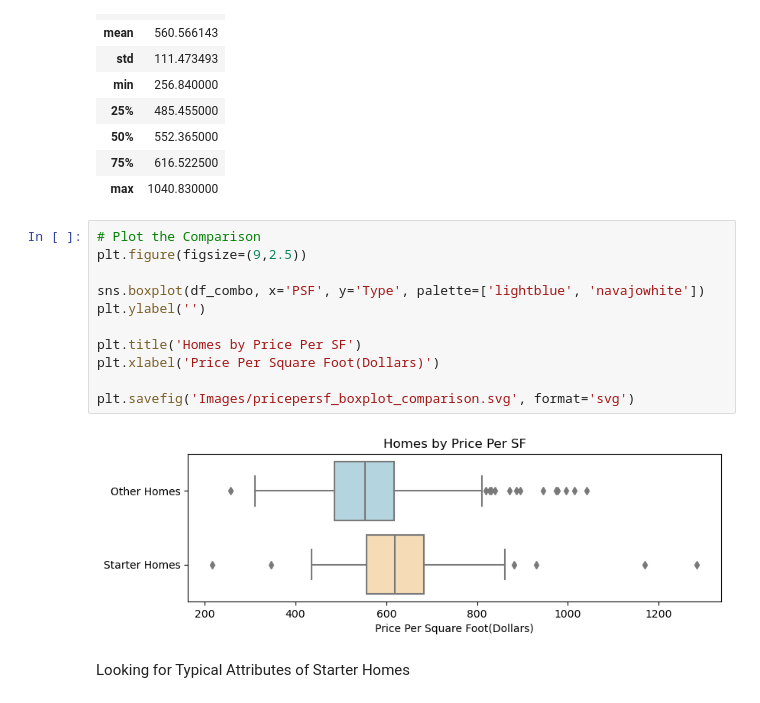
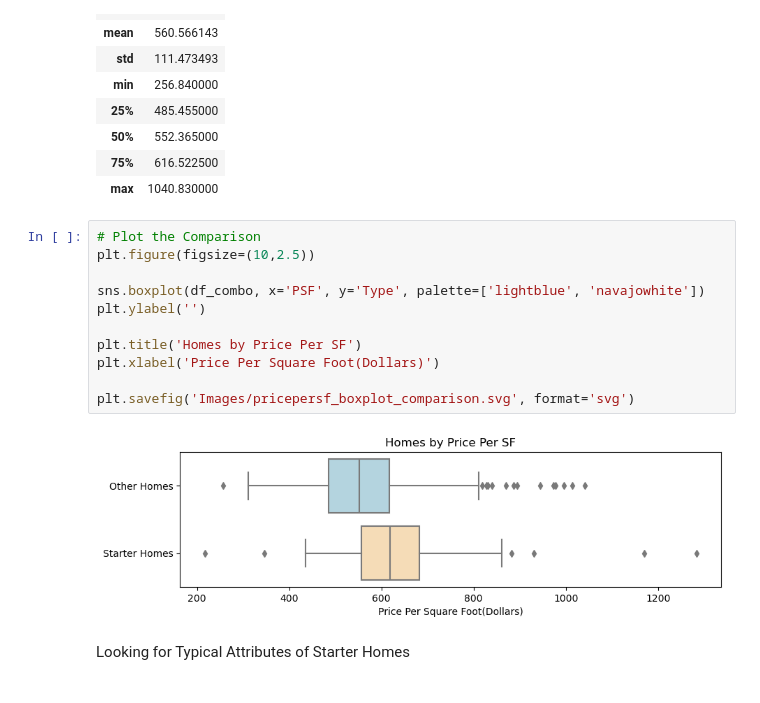
Before and after one commit to StarkArk/Local_Real_Estate_Analysis, a Jupyter notebook: real_estate_eda.ipynb, the cells around one changed output. Saved outputs shown, nothing was run; the diff lists cells and outputs as text.

```diff
--- a/real_estate_eda.ipynb
+++ b/real_estate_eda.ipynb
@@ -298,17 +298,17 @@ df_other.describe()
 | max | 1040.830000 |
 # %%
 # Plot the Comparison
-plt.figure(figsize=(9,2.5))
+plt.figure(figsize=(10,2.5))
 
 sns.boxplot(df_combo, x='PSF', y='Type', palette=['lightblue', 'navajowhite'])
 plt.ylabel('')
 
 plt.title('Homes by Price Per SF')
 plt.xlabel('Price Per Square Foot(Dollars)')
 
 plt.savefig('Images/pricepersf_boxplot_comparison.svg', format='svg')
 # %% [output]
-[figure, old version]
+[figure, new version]
 # %% [markdown]
 Looking for Typical Attributes of Starter Homes
 # %% [markdown]
```
Also changed, not shown: 2 other files.
